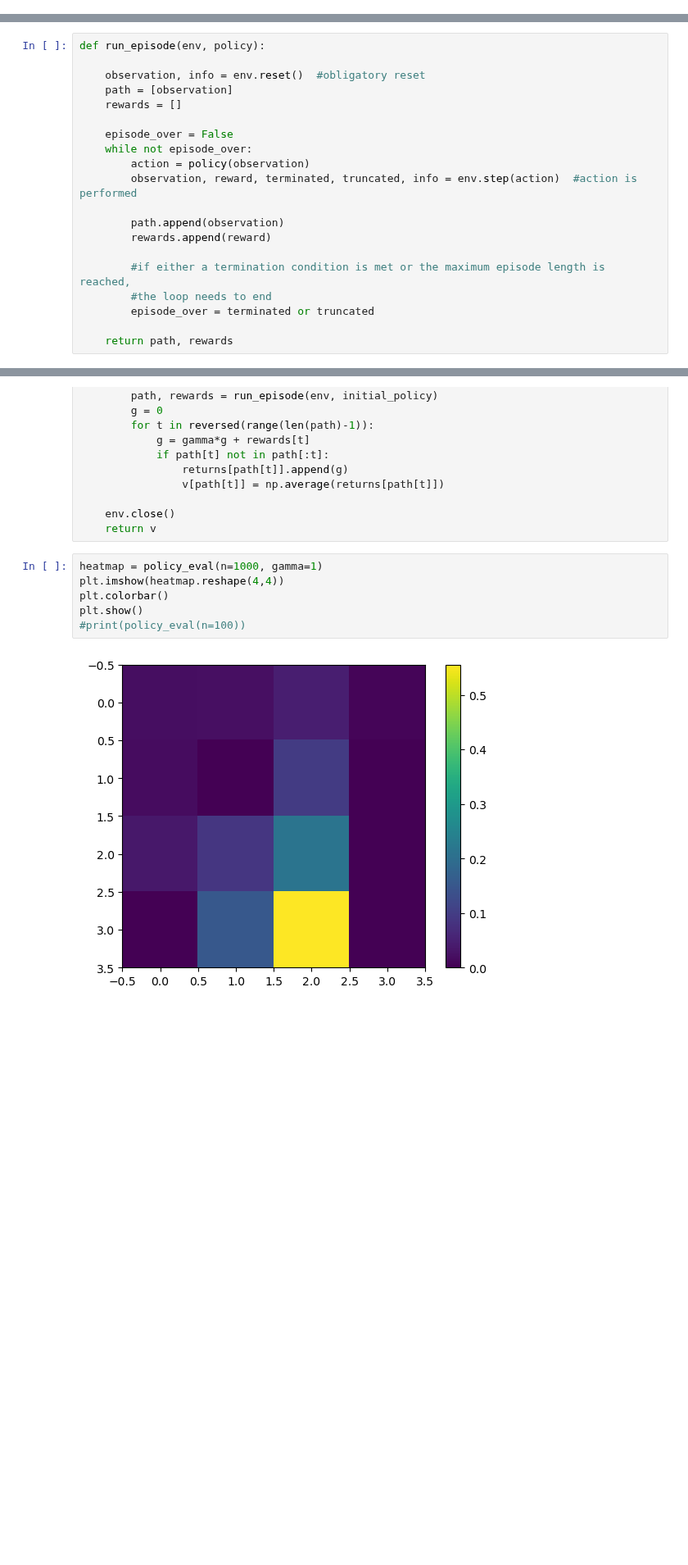
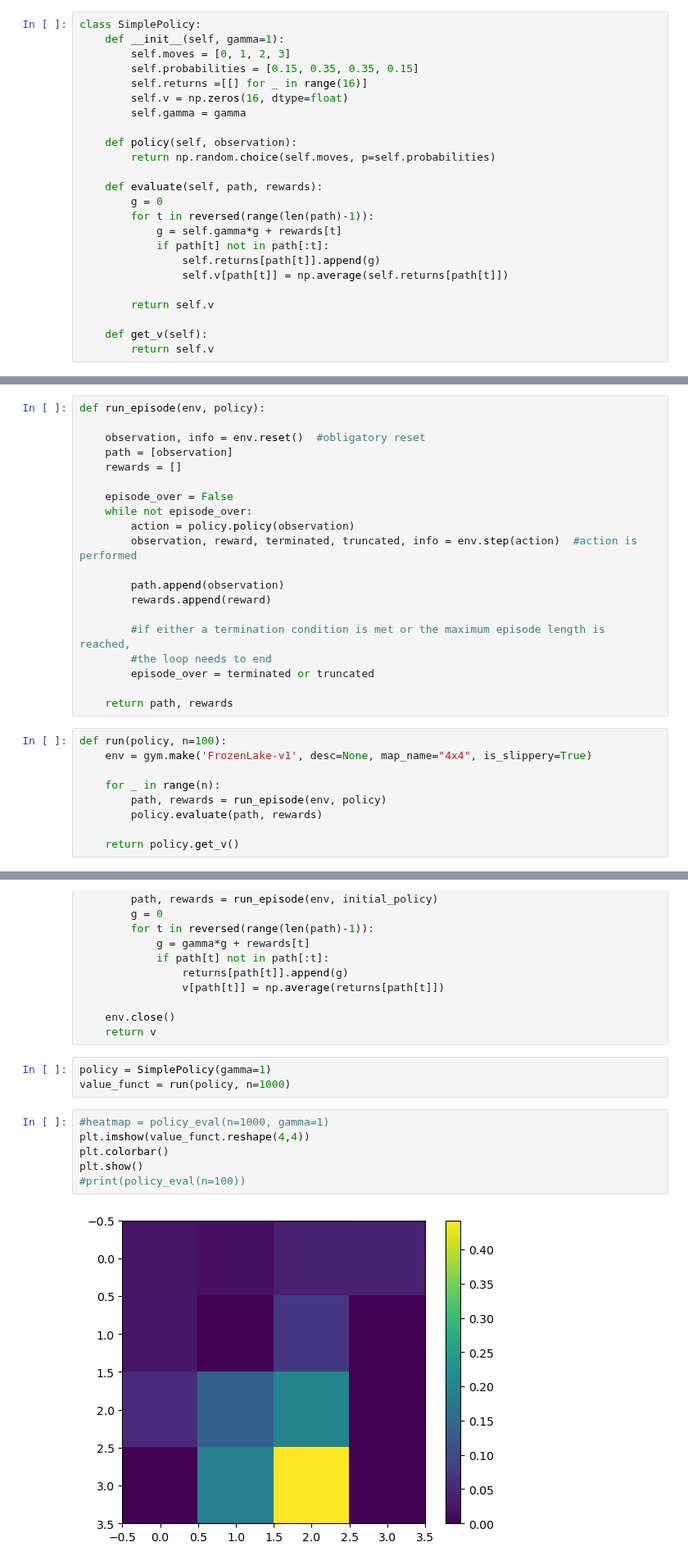
Before and after one commit to MarvinKohnen/deep-reinforcement-learning, a Jupyter notebook: assignments/exercise03/exercise3.2.ipynb, the cells around one changed output, grey strips where cells are left out. Shown at 82% size. Saved outputs shown, nothing was run; the diff lists cells and outputs as text; blank space fills up the shorter version.

```diff
--- a/assignments/exercise03/exercise3.2.ipynb
+++ b/assignments/exercise03/exercise3.2.ipynb
@@ -42,6 +43,30 @@ Initial policy:
 
 The idea behind this is that as the goal is on the bottom right and the start is on the top left,
 the general trend should be to move to the bottom right of the lake.
+# %%
+class SimplePolicy:
+    def __init__(self, gamma=1):
+        self.moves = [0, 1, 2, 3]
+        self.probabilities = [0.15, 0.35, 0.35, 0.15]
+        self.returns =[[] for _ in range(16)]
+        self.v = np.zeros(16, dtype=float)
+        self.gamma = gamma
+
+    def policy(self, observation):
+        return np.random.choice(self.moves, p=self.probabilities)
+
+    def evaluate(self, path, rewards):
+        g = 0
+        for t in reversed(range(len(path)-1)):
+            g = self.gamma*g + rewards[t]
+            if path[t] not in path[:t]:
+                self.returns[path[t]].append(g)
+                self.v[path[t]] = np.average(self.returns[path[t]])
+
+        return self.v
+
+    def get_v(self):
+        return self.v
 # %%
 def initial_policy(observation):
     moves = [0, 1, 2, 3]
@@ -56,7 +81,7 @@ def run_episode(env, policy):
 
     episode_over = False
     while not episode_over:
-        action = policy(observation)
+        action = policy.policy(observation)
         observation, reward, terminated, truncated, info = env.step(action)  #action is performed
 
         path.append(observation)
@@ -67,6 +92,15 @@ def run_episode(env, policy):
         episode_over = terminated or truncated
 
     return path, rewards
+# %%
+def run(policy, n=100):
+    env = gym.make('FrozenLake-v1', desc=None, map_name="4x4", is_slippery=True)
+
+    for _ in range(n):
+        path, rewards = run_episode(env, policy)
+        policy.evaluate(path, rewards)
+
+    return policy.get_v()
 # %%
 def policy_eval(n=100, gamma=0.2):
     env = gym.make('FrozenLake-v1', desc=None, map_name="4x4", is_slippery=True)
@@ -84,14 +118,17 @@ def policy_eval(n=100, gamma=0.2):
 
     env.close()
     return v
+# %%
+policy = SimplePolicy(gamma=1)
+value_funct = run(policy, n=1000)
 # %%
-heatmap = policy_eval(n=1000, gamma=1)
-plt.imshow(heatmap.reshape(4,4))
+#heatmap = policy_eval(n=1000, gamma=1)
+plt.imshow(value_funct.reshape(4,4))
 plt.colorbar()
 plt.show()
 #print(policy_eval(n=100))
 # %% [output]
-[figure, old version]
+[figure, new version]
 # %% [markdown]
 Analysis:
     -   A state value is only the average action value in that state across all actions and the policy
```
Also changed, not shown: parts of 9 cells of this notebook.
